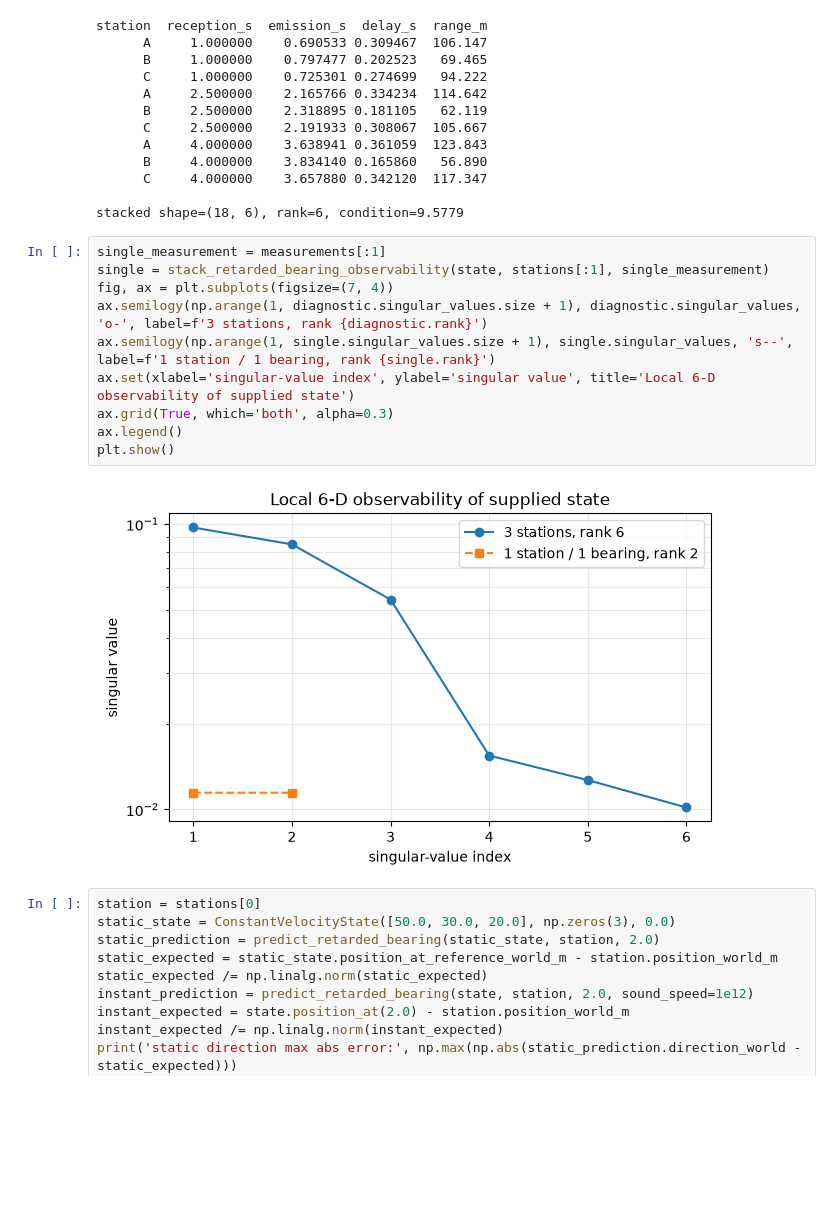
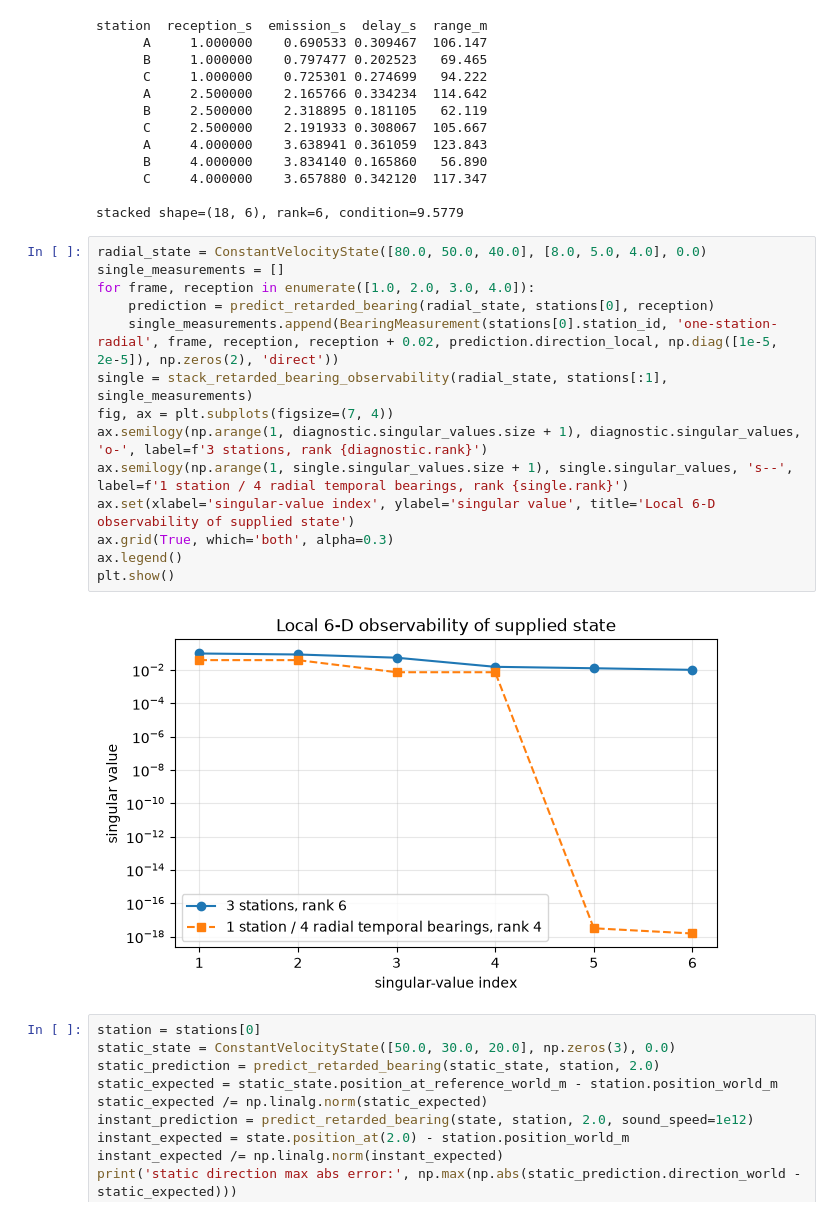
Before and after one commit to leomanchic/diploma, a Jupyter notebook: uav_acoustic_model/notebooks/retarded_bearing_model_validation.ipynb, the cells around one changed output. Cells and saved outputs as stored; diff of their text form; blank space fills up the shorter version.

Commit message:
Strengthen one-station temporal observability gate

```diff
--- a/uav_acoustic_model/notebooks/retarded_bearing_model_validation.ipynb
+++ b/uav_acoustic_model/notebooks/retarded_bearing_model_validation.ipynb
@@ -86,17 +87,21 @@ station  reception_s  emission_s  delay_s  range_m
 
 stacked shape=(18, 6), rank=6, condition=9.5779
 # %%
-single_measurement = measurements[:1]
-single = stack_retarded_bearing_observability(state, stations[:1], single_measurement)
+radial_state = ConstantVelocityState([80.0, 50.0, 40.0], [8.0, 5.0, 4.0], 0.0)
+single_measurements = []
+for frame, reception in enumerate([1.0, 2.0, 3.0, 4.0]):
+    prediction = predict_retarded_bearing(radial_state, stations[0], reception)
+    single_measurements.append(BearingMeasurement(stations[0].station_id, 'one-station-radial', frame, reception, reception + 0.02, prediction.direction_local, np.diag([1e-5, 2e-5]), np.zeros(2), 'direct'))
+single = stack_retarded_bearing_observability(radial_state, stations[:1], single_measurements)
 fig, ax = plt.subplots(figsize=(7, 4))
 ax.semilogy(np.arange(1, diagnostic.singular_values.size + 1), diagnostic.singular_values, 'o-', label=f'3 stations, rank {diagnostic.rank}')
-ax.semilogy(np.arange(1, single.singular_values.size + 1), single.singular_values, 's--', label=f'1 station / 1 bearing, rank {single.rank}')
+ax.semilogy(np.arange(1, single.singular_values.size + 1), single.singular_values, 's--', label=f'1 station / 4 radial temporal bearings, rank {single.rank}')
 ax.set(xlabel='singular-value index', ylabel='singular value', title='Local 6-D observability of supplied state')
 ax.grid(True, which='both', alpha=0.3)
 ax.legend()
 plt.show()
 # %% [output]
-[figure, old version]
+[figure, new version]
 # %%
 station = stations[0]
 static_state = ConstantVelocityState([50.0, 30.0, 20.0], np.zeros(3), 0.0)
```
Also changed, not shown: parts of 1 cell of this notebook, 4 other files.
